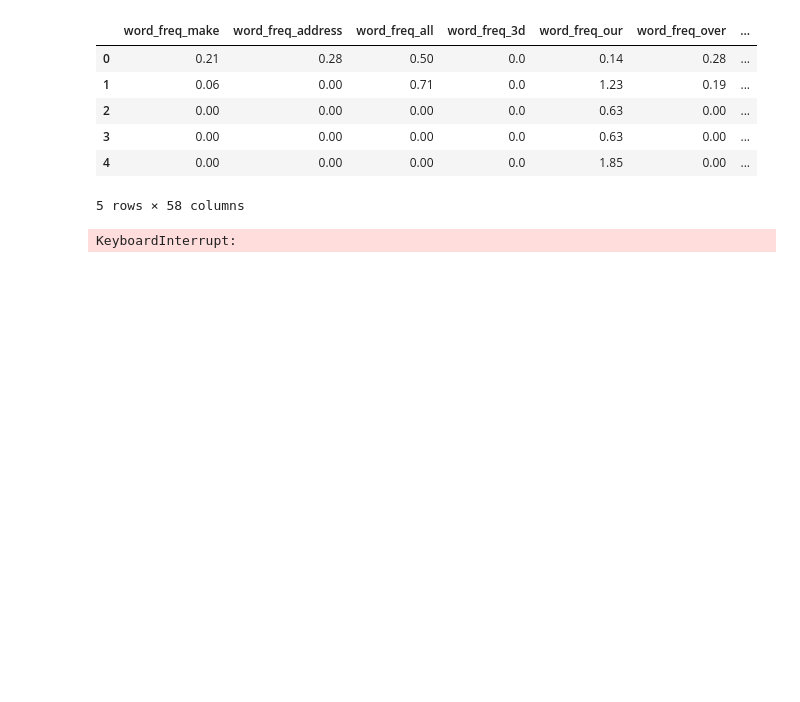
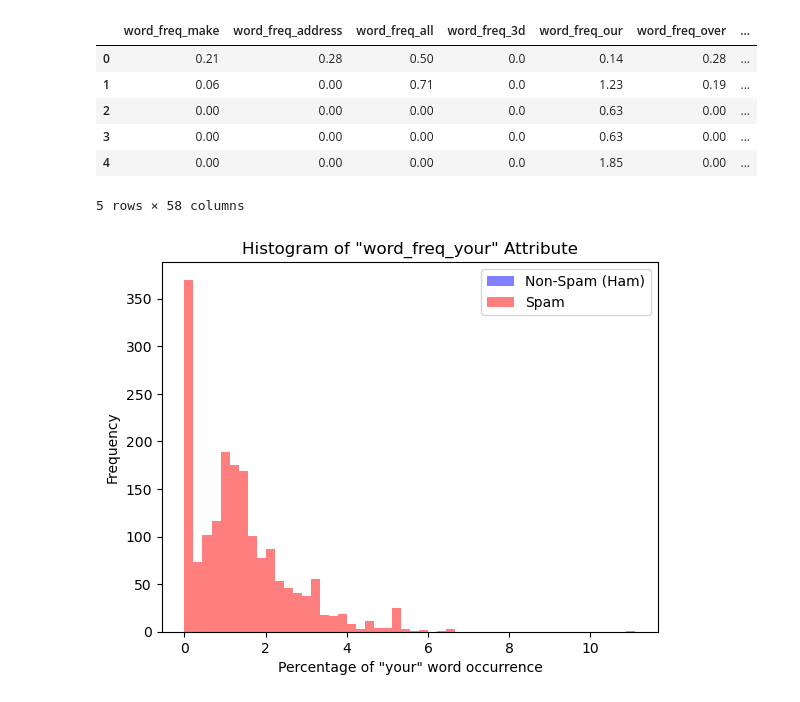
Before and after one commit to AromalShiney/FinalYearProject, a Jupyter notebook: SpambaseV1.ipynb, the cells around one changed output. Drawn from its saved outputs; the diff is of its cells as text; code cells hidden in the pictures; blank space fills up the shorter version.

```diff
--- a/SpambaseV1.ipynb
+++ b/SpambaseV1.ipynb
@@ -50,9 +50,22 @@ spam_data.head()
 | 3 | 0.00 | 0.00 | 0.00 | 0.0 | 0.63 | 0.00 | ... |
 | 4 | 0.00 | 0.00 | 0.00 | 0.0 | 1.85 | 0.00 | ... |
 5 rows × 58 columns
-# %%
-# using scatter plot to visualize the entire dataset
-sns.pairplot(spam_data[:3], hue='spam', palette='bwr')
-plt.show()
-# %% [output]
-KeyboardInterrupt:
+# %%
+# Create separate data for spam and non-spam (ham) emails
+spam_data = spam_data[spam_data['spam'] == 1]
+non_spam_data = spam_data[spam_data['spam'] == 0]
+
+# Plot histograms for the "word_freq_your" attribute, grouped by spam or non-spam (ham)
+plt.hist(non_spam_data['word_freq_your'], bins=50, alpha=0.5, label='Non-Spam (Ham)', color='blue')
+plt.hist(spam_data['word_freq_your'], bins=50, alpha=0.5, label='Spam', color='red')
+
+# Customize the plot
+plt.xlabel('Percentage of "your" word occurrence')
+plt.ylabel('Frequency')
+plt.title('Histogram of "word_freq_your" Attribute')
+plt.legend(loc='upper right')
+
+# Show the plot
+plt.show()
+# %% [output]
+[figure, added]
```
Also changed, not shown: parts of 1 cell of this notebook.
